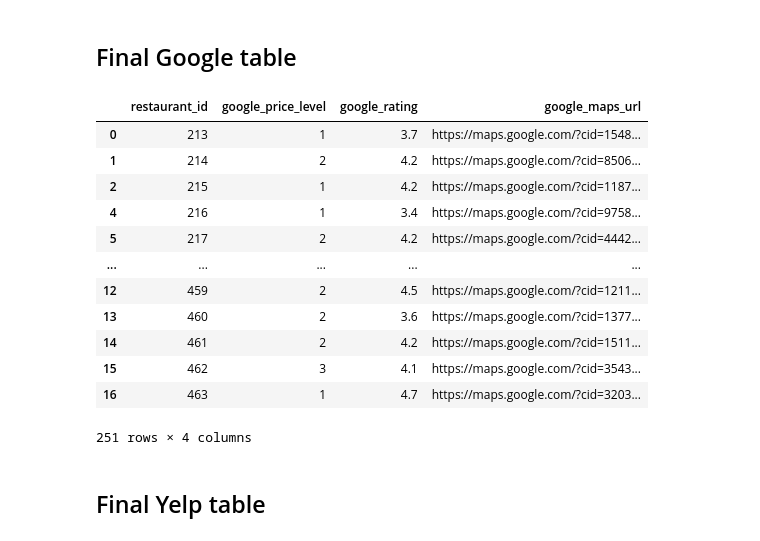
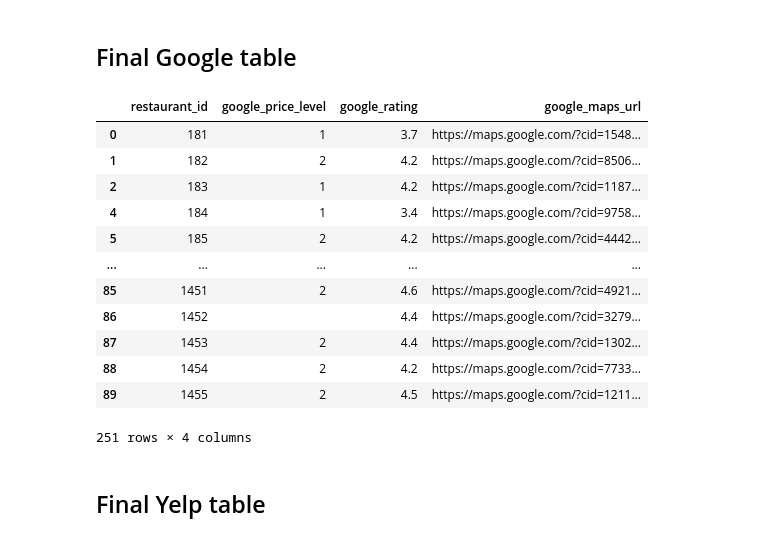
Before and after one commit to deliahellander/ETL-Project, a Jupyter notebook: Transformation/Transformation.ipynb, the cells around one changed output. Cells and saved outputs as stored; diff of their text form; code cells hidden in the pictures.

```diff
--- a/Transformation/Transformation.ipynb
+++ b/Transformation/Transformation.ipynb
@@ -517,2 +524,5 @@ tripadvisor_data_df
 # %% [markdown]
 ### Dropping duplicate restaurant address and restaurant_name value
+# %%
+tripadvisor_data_df[['rest_num','restaurant_name']] = tripadvisor_data_df['restaurant_name'].str.rsplit('.', 1, expand=True)
+tripadvisor_data_df['restaurant_name']
@@ -573,6 +624,6 @@ tripadvisor_data_df
 # %%
 # Drop unwanted columns and rename columns
-tripadvisor_data_df = tripadvisor_data_df.drop(columns=['address', 'state_zip'])
+tripadvisor_data_df = tripadvisor_data_df.drop(columns=['rest_num','address', 'state_zip'])
 tripadvisor_data_df = tripadvisor_data_df.rename(columns={'restaurant_rating':'tripadvisor_rating',
                                                           'price_level':'tripadvisor_price_level',
                                                           'cuisine':'tripadvisor_cuisine'
@@ -755,6 +835,6 @@ restaurant_common_df
 # %%
 # drop unwanted columns and rename rest of the columns
-restaurant_common_df = restaurant_common_df.drop(columns=['restaurant_website_x','city_x','state_x'])
+restaurant_common_df = restaurant_common_df.drop(columns=['city_x','state_x'])
 restaurant_common_df = restaurant_common_df.rename(columns={'restaurant_website_y':'restaurant_website',
                                                           'city_y':'city',
                                                           'state_y':'state'})
@@ -816,24 +907,24 @@ See the caveats in the documentation: https://pandas.pydata.org/pandas-docs/stab
 # %%
 # search for rows that have a google_maps_url
 google_final_df = restaurant_final_df[restaurant_final_df.google_maps_url != ""]
 
 # drop unwanted columns
-google_final_df = google_final_df.drop(columns=['restaurant_name', 'yelp_url', 'yelp_rating', 'yelp_price_level', 'yelp_cuisine', 'tripadvisor_url', 'tripadvisor_rating', 'tripadvisor_price_level', 'tripadvisor_cuisine', 'address1', 'restaurant_website', 'city', 'state', 'zip code'])
+google_final_df = google_final_df.drop(columns=['restaurant_name', 'yelp_url', 'yelp_rating', 'yelp_price_level', 'yelp_cuisine', 'trip_advisor_url', 'tripadvisor_rating', 'tripadvisor_price_level', 'tripadvisor_cuisine', 'address1', 'restaurant_website', 'city', 'state', 'zip code'])
 google_final_df = google_final_df[['restaurant_id', 'google_price_level', 'google_rating', 'google_maps_url']]
 google_final_df
 # %% [output]
 |  | restaurant_id | google_price_level | google_rating | google_maps_url |
-| 0 | 213 | 1 | 3.7 | https://maps.google.com/?cid=1548... |
-| 1 | 214 | 2 | 4.2 | https://maps.google.com/?cid=8506... |
-| 2 | 215 | 1 | 4.2 | https://maps.google.com/?cid=1187... |
-| 4 | 216 | 1 | 3.4 | https://maps.google.com/?cid=9758... |
-| 5 | 217 | 2 | 4.2 | https://maps.google.com/?cid=4442... |
+| 0 | 181 | 1 | 3.7 | https://maps.google.com/?cid=1548... |
+| 1 | 182 | 2 | 4.2 | https://maps.google.com/?cid=8506... |
+| 2 | 183 | 1 | 4.2 | https://maps.google.com/?cid=1187... |
+| 4 | 184 | 1 | 3.4 | https://maps.google.com/?cid=9758... |
+| 5 | 185 | 2 | 4.2 | https://maps.google.com/?cid=4442... |
 | ... | ... | ... | ... | ... |
-| 12 | 459 | 2 | 4.5 | https://maps.google.com/?cid=1211... |
-| 13 | 460 | 2 | 3.6 | https://maps.google.com/?cid=1377... |
-| 14 | 461 | 2 | 4.2 | https://maps.google.com/?cid=1511... |
-| 15 | 462 | 3 | 4.1 | https://maps.google.com/?cid=3543... |
-| 16 | 463 | 1 | 4.7 | https://maps.google.com/?cid=3203... |
+| 85 | 1451 | 2 | 4.6 | https://maps.google.com/?cid=4921... |
+| 86 | 1452 |  | 4.4 | https://maps.google.com/?cid=3279... |
+| 87 | 1453 | 2 | 4.4 | https://maps.google.com/?cid=1302... |
+| 88 | 1454 | 2 | 4.2 | https://maps.google.com/?cid=7733... |
+| 89 | 1455 | 2 | 4.5 | https://maps.google.com/?cid=1211... |
 251 rows × 4 columns
 # %% [markdown]
 ## Final Yelp table
```
Also changed, not shown: parts of 25 cells of this notebook, 9 other files.
